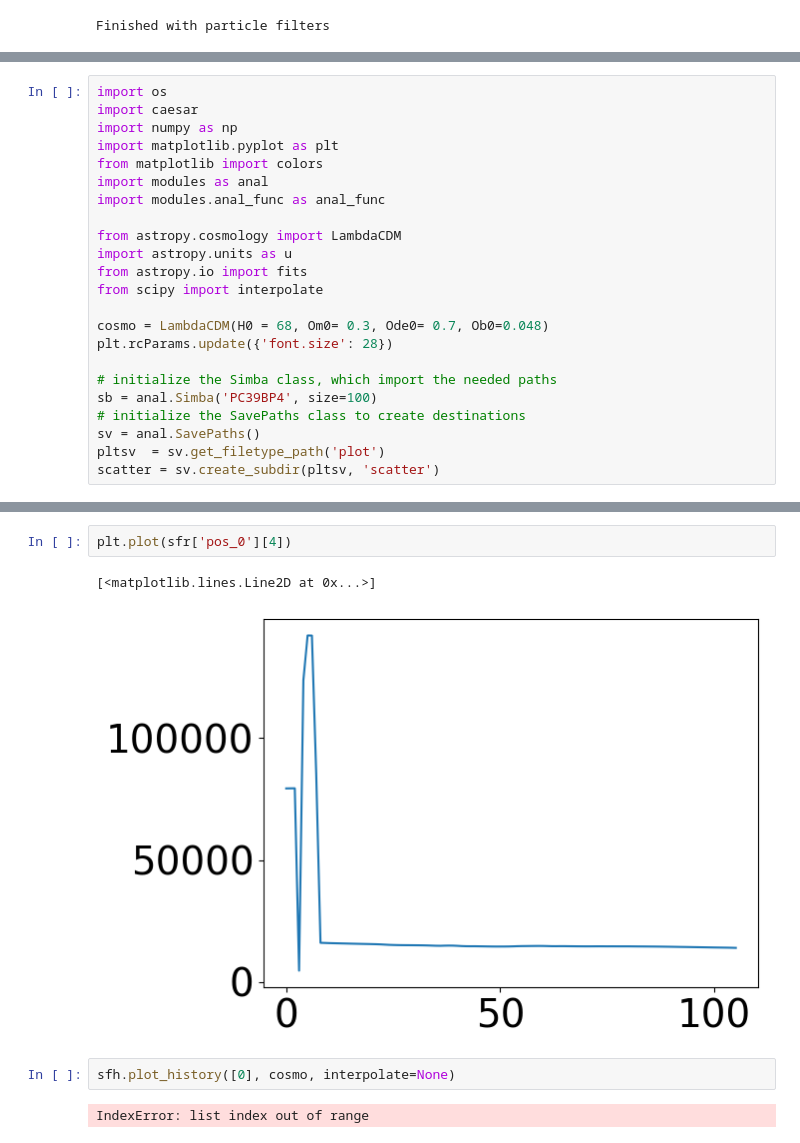
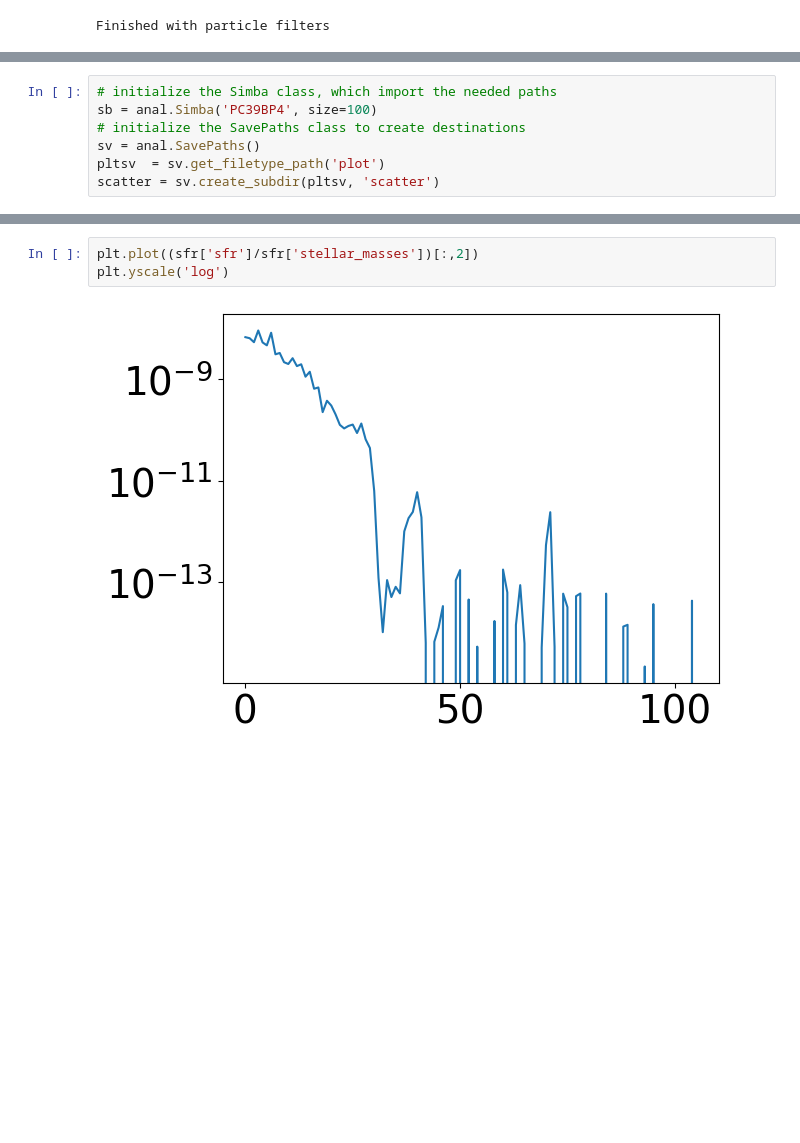
Before and after one commit to GiulianoLo/analize_simba_cgm, a Jupyter notebook: cgm_main.ipynb, the cells around one changed output, grey strips where cells are left out. Saved outputs shown, nothing was run; the diff lists cells and outputs as text; blank space fills up the shorter version.

```diff
--- a/cgm_main.ipynb
+++ b/cgm_main.ipynb
@@ -228,20 +160,4 @@ with fits.open('/home/lorenzong/analize_simba_cgm/output/fits/progenitors_files/
 # %%
-import os
-import caesar
-import numpy as np
-import matplotlib.pyplot as plt
-from matplotlib import colors
-import modules as anal
-import modules.anal_func as anal_func
-
-from astropy.cosmology import LambdaCDM
-import astropy.units as u
-from astropy.io import fits
-from scipy import interpolate
-
-cosmo = LambdaCDM(H0 = 68, Om0= 0.3, Ode0= 0.7, Ob0=0.048)
-plt.rcParams.update({'font.size': 28})
-
 # initialize the Simba class, which import the needed paths
 sb = anal.Simba('PC39BP4', size=100)
 # initialize the SavePaths class to create destinations
@@ -374,9 +201,5 @@ MovieWriter ffmpeg unavailable; using Pillow instead.
 # %%
-plt.plot(sfr['pos_0'][4])
+plt.plot((sfr['sfr']/sfr['stellar_masses'])[:,2])
+plt.yscale('log')
 # %% [output]
-[<matplotlib.lines.Line2D at 0x...>]
-[figure, old version]
+[figure, new version]
-# %%
-sfh.plot_history([0], cosmo, interpolate=None)
-# %% [output]
-IndexError: list index out of range
```
Also changed, not shown: parts of 21 cells of this notebook, 14 other files.
